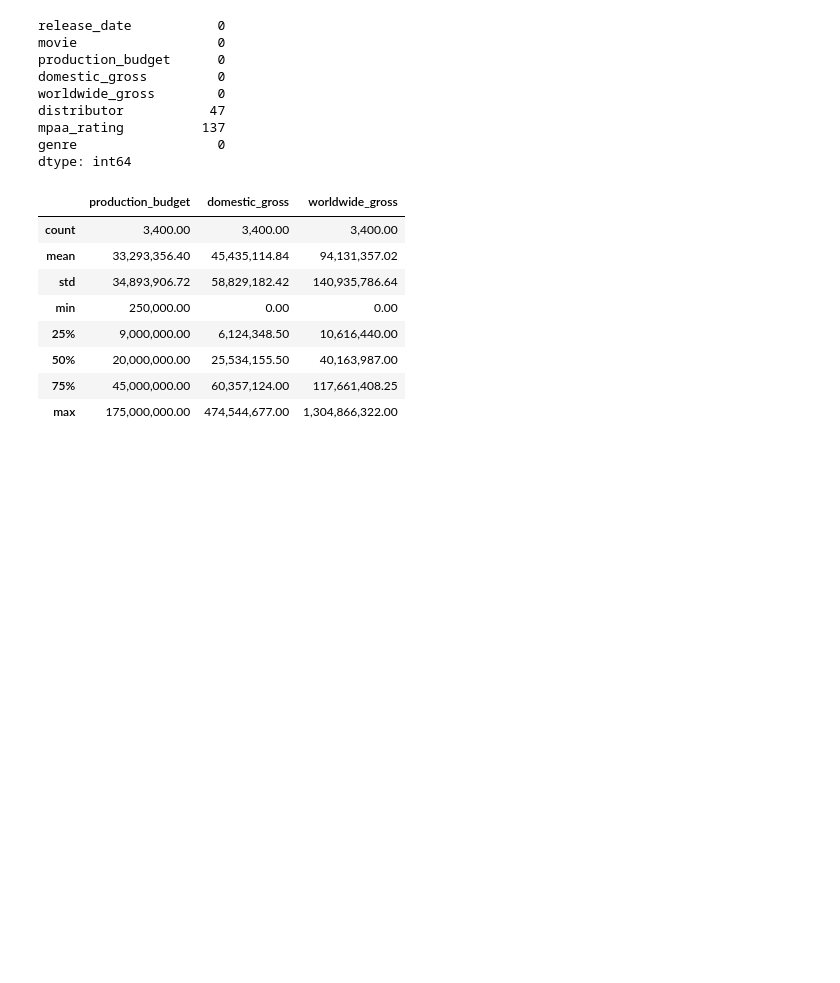
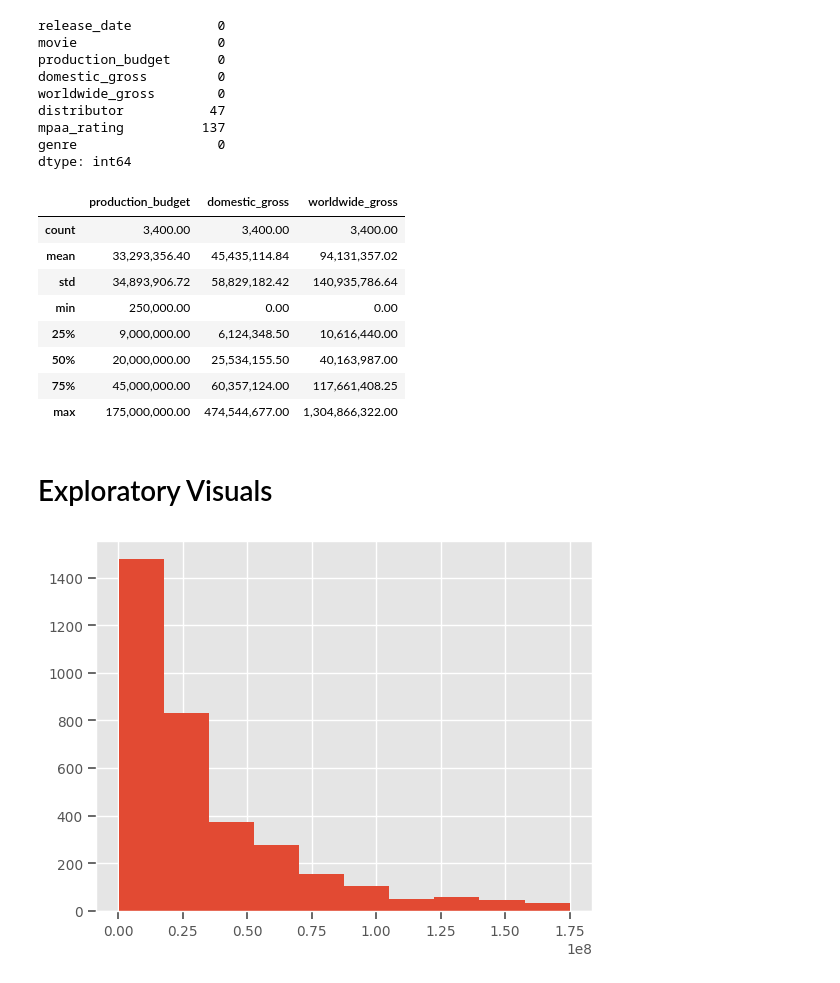
Before and after one commit to CatDawn29/Horror-Movie-Data-Halloween, a Jupyter notebook: Horror Movies.ipynb, the cells around one changed output. Saved outputs shown, nothing was run; the diff lists cells and outputs as text; code cells hidden in the pictures; blank space fills up the shorter version.

```diff
--- a/Horror Movies.ipynb
+++ b/Horror Movies.ipynb
@@ -119,3 +119,9 @@ m_df.describe().round(2)
 | 50% | 20,000,000.00 | 25,534,155.50 | 40,163,987.00 |
 | 75% | 45,000,000.00 | 60,357,124.00 | 117,661,408.25 |
 | max | 175,000,000.00 | 474,544,677.00 | 1,304,866,322.00 |
+# %% [markdown]
+# Exploratory Visuals
+# %%
+m_df['production_budget'].hist();
+# %% [output]
+[figure, added]
```
Also changed, not shown: parts of 5 cells of this notebook.
